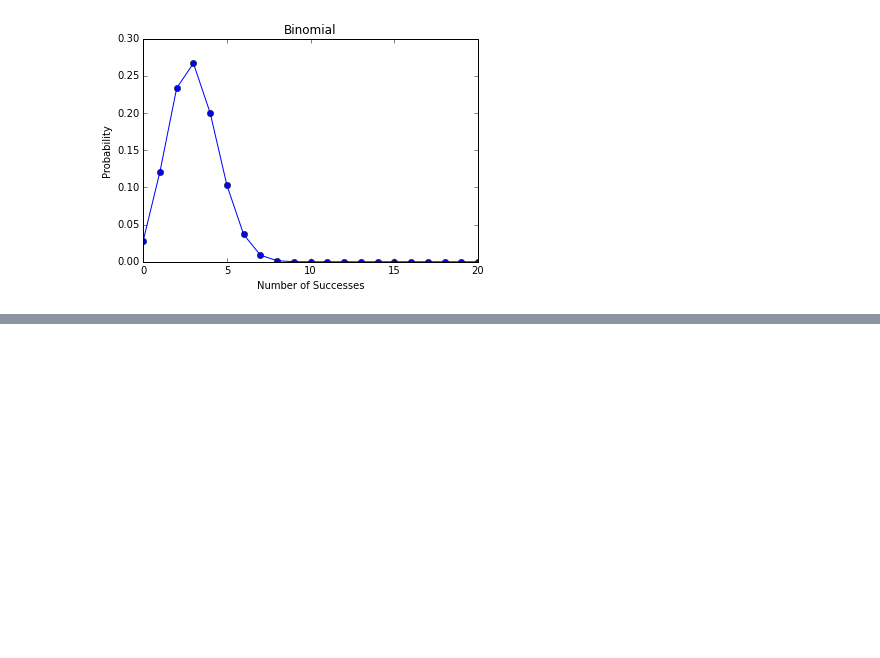
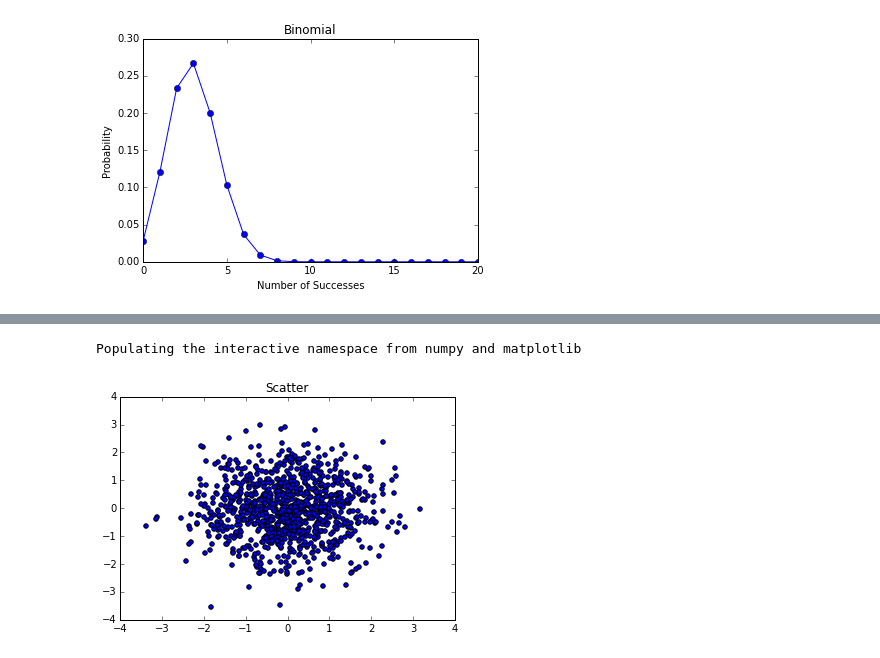
Before and after one commit to Virussen/PythonGit, a Jupyter notebook: Thinkstat.ipynb, the cells around one changed output, grey strips where cells are left out. Drawn from its saved outputs; the diff is of its cells as text; code cells hidden in the pictures; blank space fills up the shorter version.

```diff
--- a/Thinkstat.ipynb
+++ b/Thinkstat.ipynb
@@ -403,0 +537,13 @@ plt.show()
+# %%
+%pylab inline
+import numpy as np
+import matplotlib.pyplot as plt
+
+x = np.random.randn(1000)
+y = np.random.randn(1000)
+plt.scatter(x,y)
+plt.title('Scatter')
+plt.show()
+# %% [output]
+Populating the interactive namespace from numpy and matplotlib
+[figure, added]
```
Also changed, not shown: parts of 15 cells of this notebook, 1 other file.
